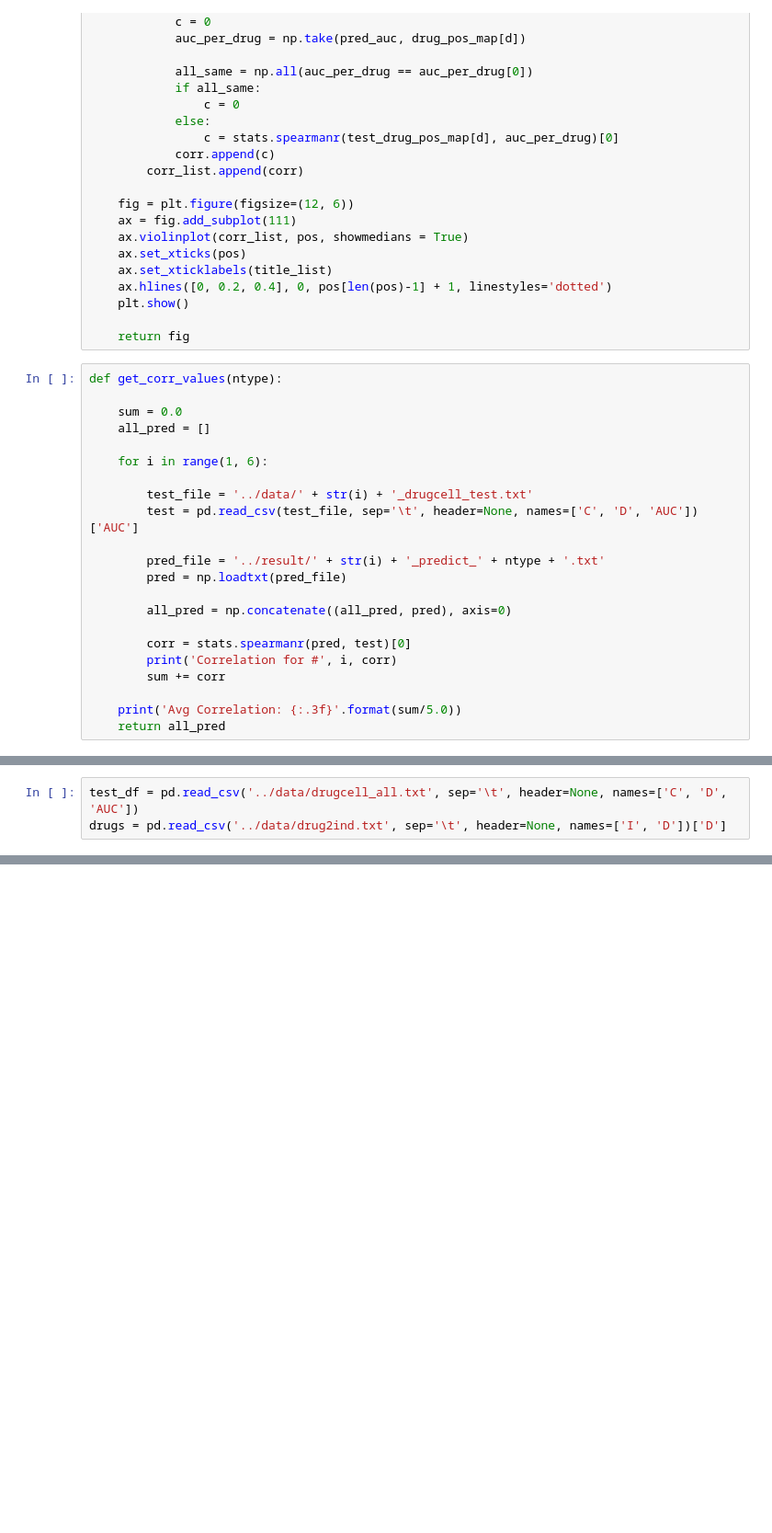
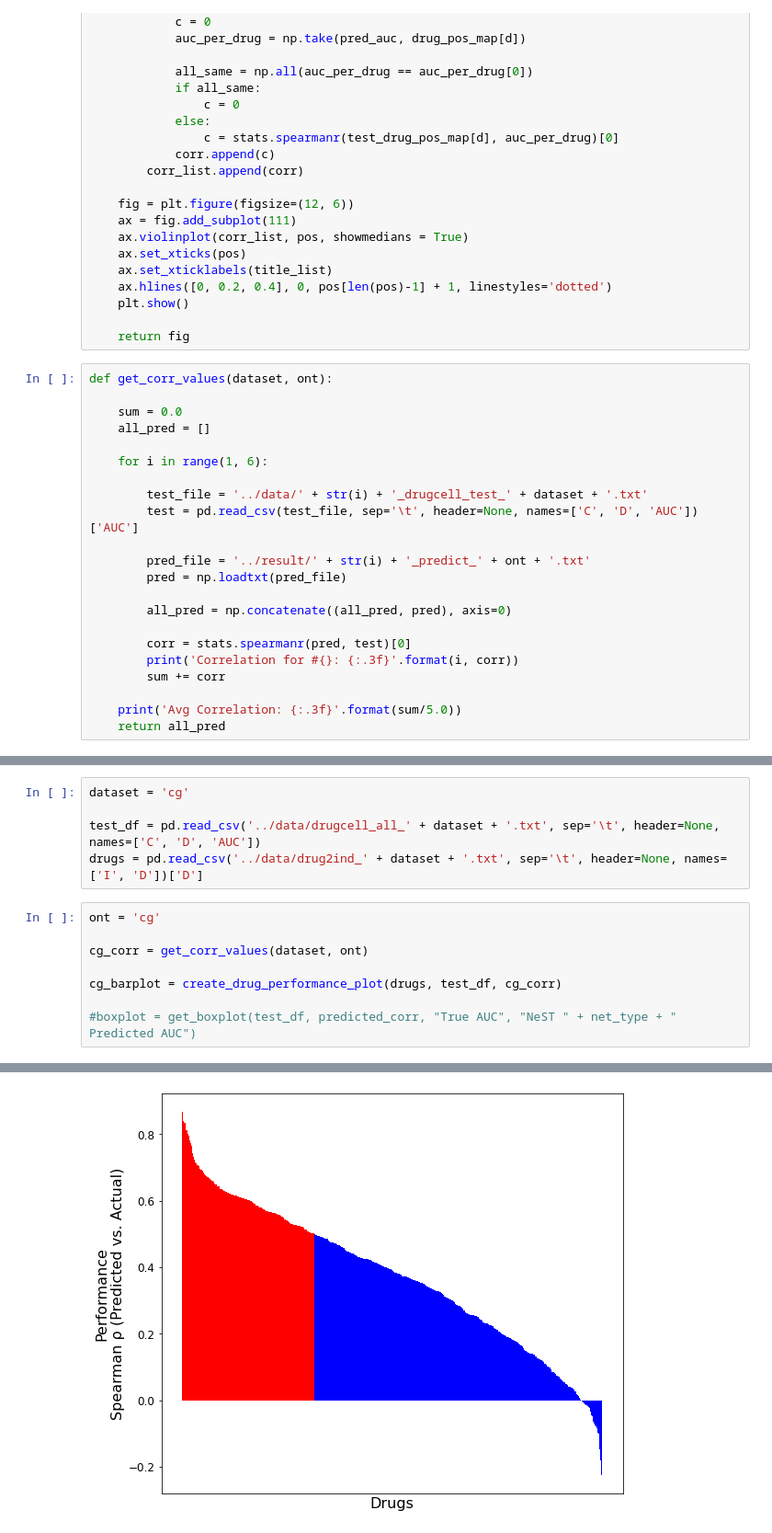
Before and after one commit to enmsilva/nest_drugcell, a Jupyter notebook: notebooks/model_comparison.ipynb, the cells around one changed output, grey strips where cells are left out. Shown at 92% size. Drawn from its saved outputs; the diff is of its cells as text; blank space fills up the shorter version.

Commit message:
New data processing, CV data/scripts/results

```diff
--- a/notebooks/model_comparison.ipynb
+++ b/notebooks/model_comparison.ipynb
@@ -189,23 +189,23 @@ def compare_corr_violin(test_df, pred_auc_list, title_list, pos):
 
     return fig
 # %%
-def get_corr_values(ntype):
+def get_corr_values(dataset, ont):
 
     sum = 0.0
     all_pred = []
 
     for i in range(1, 6):
 
-        test_file = '../data/' + str(i) + '_drugcell_test.txt'
+        test_file = '../data/' + str(i) + '_drugcell_test_' + dataset + '.txt'
         test = pd.read_csv(test_file, sep='\t', header=None, names=['C', 'D', 'AUC'])['AUC']
 
-        pred_file = '../result/' + str(i) + '_predict_' + ntype + '.txt'
+        pred_file = '../result/' + str(i) + '_predict_' + ont + '.txt'
         pred = np.loadtxt(pred_file)
 
         all_pred = np.concatenate((all_pred, pred), axis=0)
 
         corr = stats.spearmanr(pred, test)[0]
-        print('Correlation for #', i, corr)
+        print('Correlation for #{}: {:.3f}'.format(i, corr))
         sum += corr
 
     print('Avg Correlation: {:.3f}'.format(sum/5.0))
@@ -266,3 +239,14 @@ def compare_model(net_type):
 # %%
-test_df = pd.read_csv('../data/drugcell_all.txt', sep='\t', header=None, names=['C', 'D', 'AUC'])
-drugs = pd.read_csv('../data/drug2ind.txt', sep='\t', header=None, names=['I', 'D'])['D']
+dataset = 'cg'
+
+test_df = pd.read_csv('../data/drugcell_all_' + dataset + '.txt', sep='\t', header=None, names=['C', 'D', 'AUC'])
+drugs = pd.read_csv('../data/drug2ind_' + dataset + '.txt', sep='\t', header=None, names=['I', 'D'])['D']
+# %%
+ont = 'cg'
+
+cg_corr = get_corr_values(dataset, ont)
+
+cg_barplot = create_drug_performance_plot(drugs, test_df, cg_corr)
+
+#boxplot = get_boxplot(test_df, predicted_corr, "True AUC", "NeST " + net_type + " Predicted AUC")
+# %% [output]
@@ -268,0 +260 @@ drugs = pd.read_csv('../data/drug2ind.txt', sep='\t', header=None, names=['I', '
+[figure, added]
```
Also changed, not shown: parts of 12 cells of this notebook, 11 other files.
